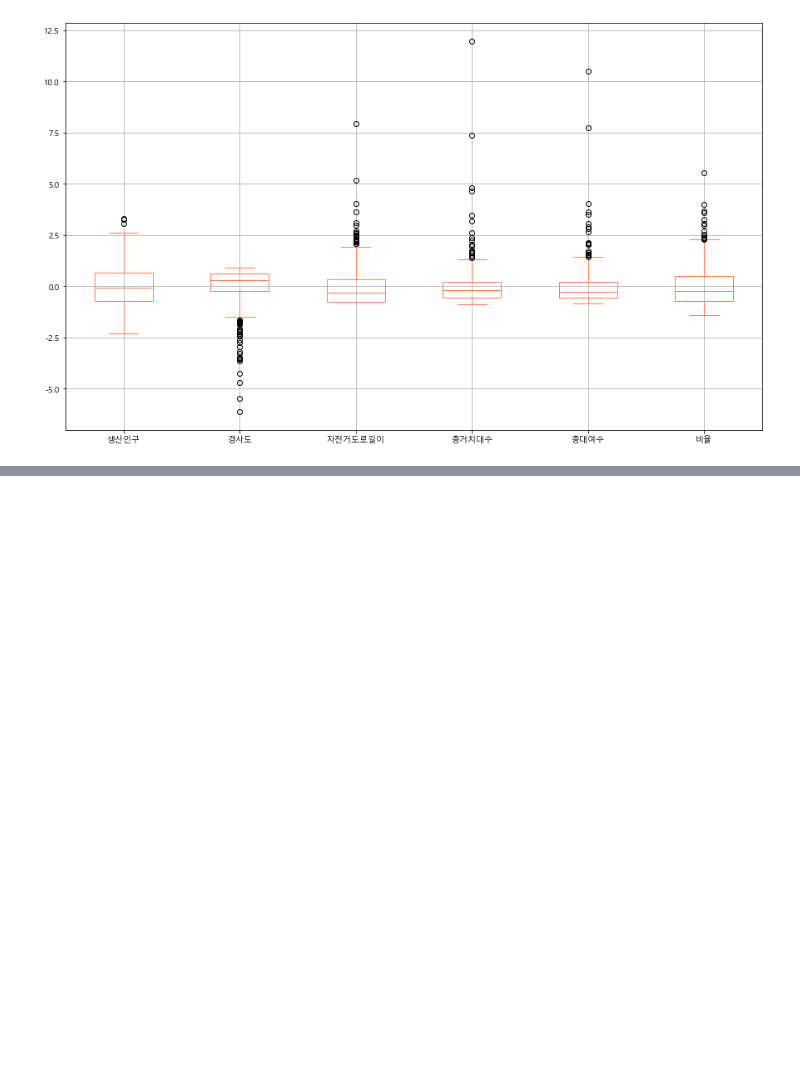
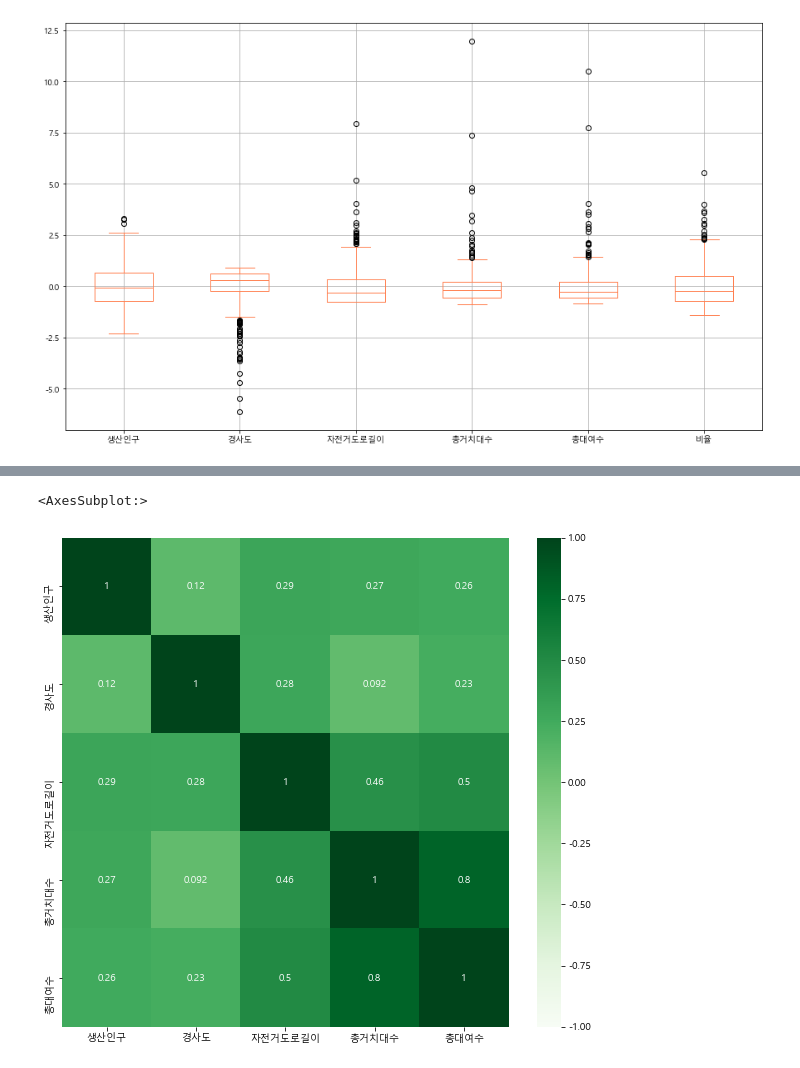
Before and after one commit to JuheePak/Python-project, a Jupyter notebook: source/visualization.ipynb, the cells around one changed output, grey strips where cells are left out. Drawn from its saved outputs; the diff is of its cells as text; code cells hidden in the pictures; blank space fills up the shorter version.

```diff
--- a/source/visualization.ipynb
+++ b/source/visualization.ipynb
@@ -347,0 +361,13 @@ plt.show()
+# %%
+#heatmap으로 상관관계를 표시
+
+plt.rcParams["figure.figsize"] = (5,5)
+plt.figure(figsize=(10, 9))
+sns.heatmap(data.corr(),
+           annot = True, #실제 값 화면에 나타내기
+           cmap = 'Greens', #색상
+           vmin = -1, vmax=1 , #컬러차트 영역 -1
+           )
+# %% [output]
+<AxesSubplot:>
+[figure, added]
```
Also changed, not shown: parts of 3 cells of this notebook.
